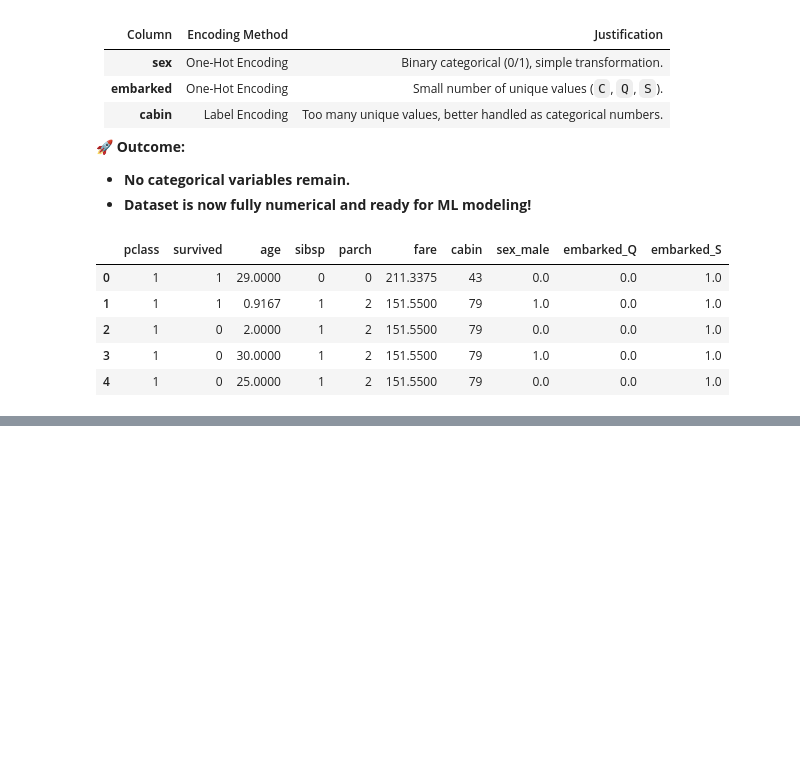
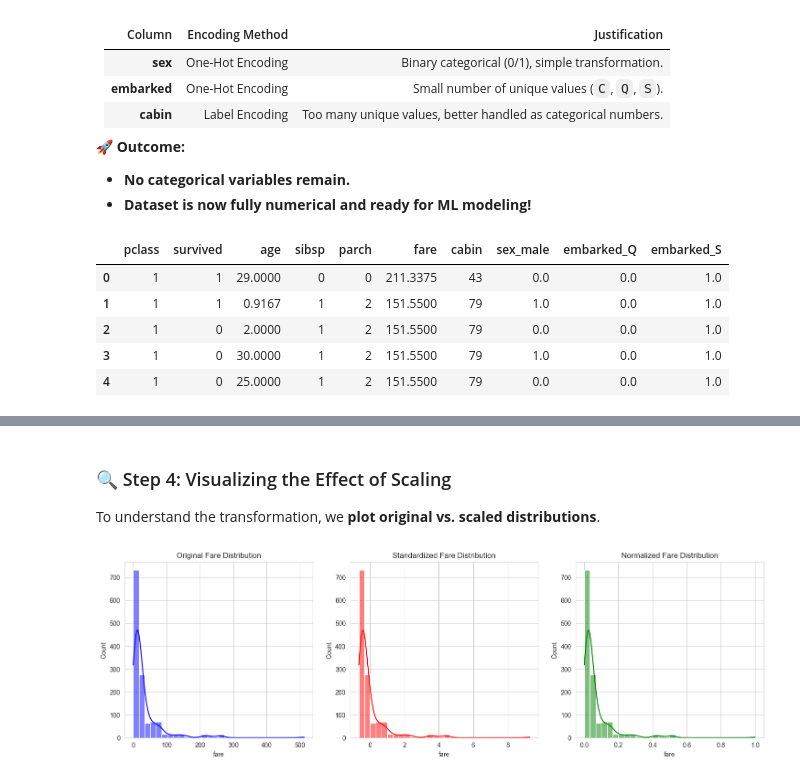
Before and after one commit to JSebastianIEU/ML-fundamentals-2025, a Jupyter notebook: Assignment1/assignment_1_JuanSebastian_Peña[_Peña] .ipynb, the cells around one changed output, grey strips where cells are left out. Cells and saved outputs as stored; diff of their text form; code cells hidden in the pictures; blank space fills up the shorter version.

Commit message:
task 4 feature scaling decided to stay with standarization data

```diff
--- a/Assignment1/assignment_1_JuanSebastian_Peña[_Peña] .ipynb
+++ b/Assignment1/assignment_1_JuanSebastian_Peña[_Peña] .ipynb
@@ -600,0 +630,4 @@ data.head()
+# %%
+# Identify all numerical columns
+numerical_columns = data.columns  # All remaining columns are now numerical
+print("Numerical Variables:", list(numerical_columns))
@@ -600,0 +636,7 @@ data.head()
+# %%
+# Initialize StandardScaler
+scaler = StandardScaler()
+
+# Apply standardization to numerical columns
+data_standardized = data.copy()
+data_standardized[numerical_columns] = scaler.fit_transform(data[numerical_columns])
@@ -600,0 +662,7 @@ data.head()
+# %%
+# Initialize MinMaxScaler
+minmax_scaler = MinMaxScaler()
+
+# Apply normalization to numerical columns
+data_normalized = data.copy()
+data_normalized[numerical_columns] = minmax_scaler.fit_transform(data[numerical_columns])
@@ -600,0 +690,23 @@ data.head()
+# %% [markdown]
+### 🔍 Step 4: Visualizing the Effect of Scaling
+
+To understand the transformation, we **plot original vs. scaled distributions**.
+# %%
+# Plot original vs. standardized vs. normalized features
+fig, axes = plt.subplots(1, 3, figsize=(18, 5))
+
+# Original Fare Distribution
+sns.histplot(data["fare"], bins=30, kde=True, ax=axes[0], color="blue")
+axes[0].set_title("Original Fare Distribution")
+
+# Standardized Fare Distribution
+sns.histplot(data_standardized["fare"], bins=30, kde=True, ax=axes[1], color="red")
+axes[1].set_title("Standardized Fare Distribution")
+
+# Normalized Fare Distribution
+sns.histplot(data_normalized["fare"], bins=30, kde=True, ax=axes[2], color="green")
+axes[2].set_title("Normalized Fare Distribution")
+
+plt.show()
+# %% [output]
+[figure, added]
```
Also changed, not shown: parts of 11 cells of this notebook.
